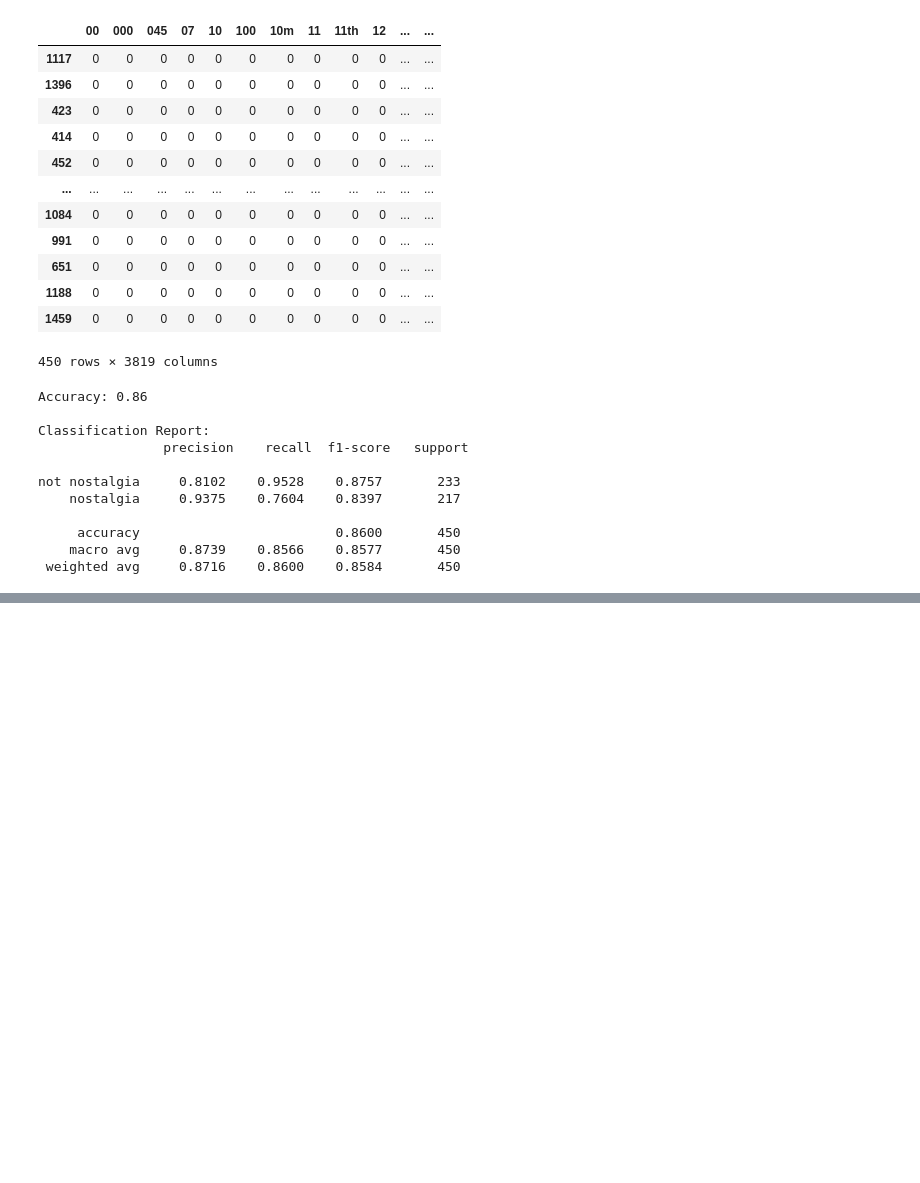
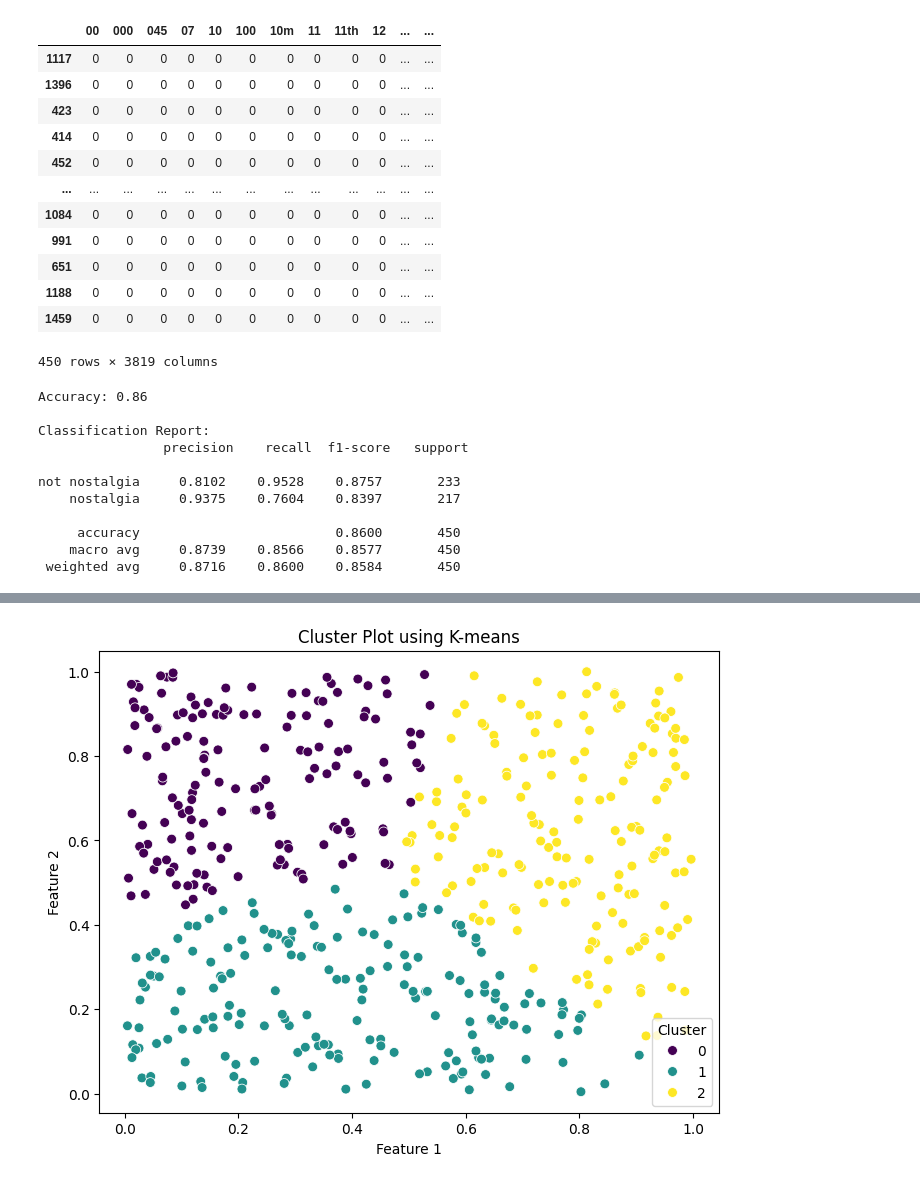
Before and after one commit to hhhwei23/DM2024-Lab1-Homework, a Jupyter notebook: DM2024-Lab1-Homework.ipynb, the cells around one changed output, grey strips where cells are left out. Cells and saved outputs as stored; diff of their text form; code cells hidden in the pictures; blank space fills up the shorter version.

```diff
--- a/DM2024-Lab1-Homework.ipynb
+++ b/DM2024-Lab1-Homework.ipynb
@@ -1416,0 +1446,25 @@ not nostalgia     0.8102    0.9528    0.8757       233
+# %%
+import matplotlib.pyplot as plt
+import seaborn as sns
+from sklearn.cluster import KMeans
+import numpy as np
+
+# 假設 'features' 是從 PAMI 得到的特徵資料 (矩陣格式: 每一行代表一個資料點)
+# 這裡用隨機數據模擬, 你應該用實際的 PAMI 特徵資料代替
+np.random.seed(42)
+features = np.random.rand(500, 2)  # 假設資料有兩個維度
+
+# 使用 K-means 聚類
+kmeans = KMeans(n_clusters=3, random_state=42)
+labels = kmeans.fit_predict(features)
+
+# 繪製 Cluster Plot
+plt.figure(figsize=(8, 6))
+sns.scatterplot(x=features[:, 0], y=features[:, 1], hue=labels, palette='viridis', s=50)
+plt.title('Cluster Plot using K-means')
+plt.xlabel('Feature 1')
+plt.ylabel('Feature 2')
+plt.legend(title='Cluster')
+plt.show()
+# %% [output]
+[figure, added]
```
Also changed, not shown: parts of 7 cells of this notebook, 1 other file.
